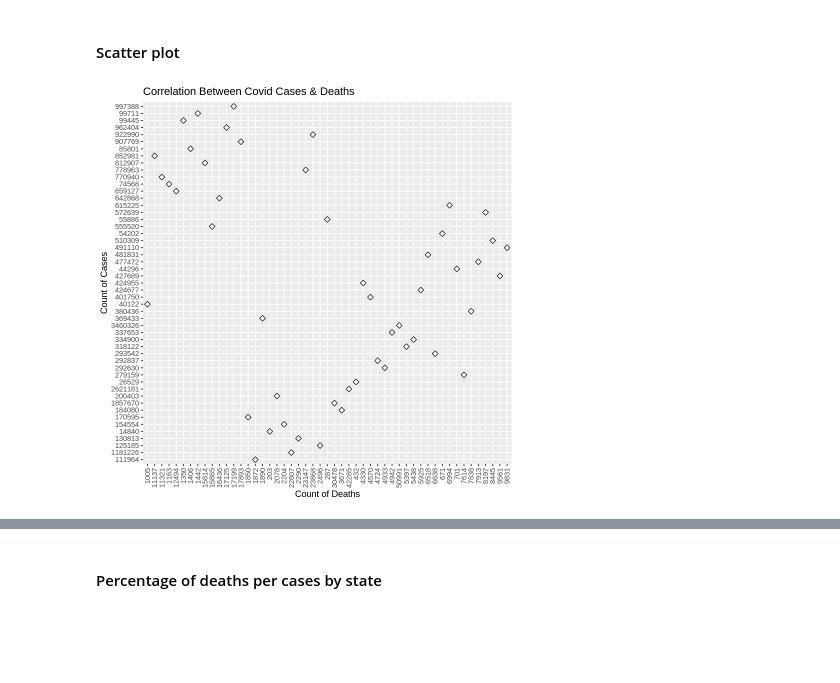
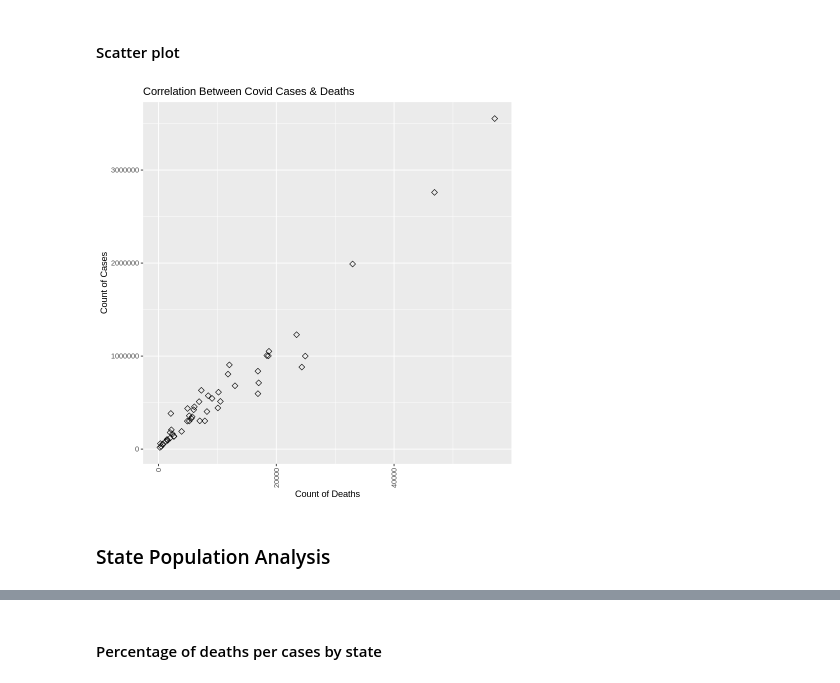
Before and after one commit to ezair/Covid-19-Data-Analysis, a Jupyter notebook: Covid-19-data-analysis.ipynb, the cells around one changed output, grey strips where cells are left out. Drawn from its saved outputs; the diff is of its cells as text; code cells hidden in the pictures; blank space fills up the shorter version.

```diff
--- a/Covid-19-data-analysis.ipynb
+++ b/Covid-19-data-analysis.ipynb
@@ -218,0 +225,6 @@ A data.frame: 6 × 14
+# %%
+# Remove District of Columbia from the dataset, as we are only interested in the 50 states.
+df <- df[!(df$state == "District of Columbia"),]
+
+# view of data
+head(df)
@@ -336,13 +371,20 @@ for (state in unique(df$state)) {
 
     # The first record is going to be the largest count of covid cases, as that is how the dataset
     # is setup.
-    max_cases_in_state <- head(state_df$tot_cases, 1)
-    max_deaths_in_state <- head(state_df$tot_death, 1)
+    max_cases_in_state <- head(state_df[order(state_df$tot_cases, decreasing = TRUE),], 1)$tot_cases
+    max_deaths_in_state <-head(state_df[order(state_df$tot_death, decreasing = TRUE),], 1)$tot_death
 
     # Add new record to the new dataframe that we created.
-    new_row <- c(state, max_cases_in_state, max_deaths_in_state)
+    new_row <- c(state = state, max_cases  = max_cases_in_state, max_deaths = max_deaths_in_state)
     df_of_max_covid_cases_by_state[nrow(df_of_max_covid_cases_by_state) + 1,] <- new_row
 }
 
+# Make convert needed fields to numeric.
+df_of_max_covid_cases_by_state$max_cases <- as.integer(df_of_max_covid_cases_by_state$max_cases)
+df_of_max_covid_cases_by_state$max_deaths <- as.integer(df_of_max_covid_cases_by_state$max_deaths)
+
 # Sort the dataframe by state name so that it reads fluidly.
 df_of_max_covid_cases_by_state <- df_of_max_covid_cases_by_state[order(df_of_max_covid_cases_by_state$state),]
+
+# view.
+head(df_of_max_covid_cases_by_state)
@@ -500,20 +550,17 @@ Afterwards we will calculate some metrics with respect to deaths and cases by st
 # %% [markdown]
 #### Scatter plot
 # %%
-# We need to make a new df and sort these fields so that the data
-# is a lot easier to interpret.
-# corelation_df <- df_of_max_covid_cases_by_state
-# corelation_df$max_cases <- sort(corelation_df$max_cases)
-# corelation_df$max_cases <- sort(corelation_df$max_deaths)
-
 # We will make the X-axis deaths and the Y axis cases.
 p <- ggplot(df_of_max_covid_cases_by_state, aes(x = max_deaths, y = max_cases)) +
     geom_point(size=2, color="black", shape=5) +
     xlab("Count of Deaths") +
     ylab("Count of Cases") +
     theme(axis.text.x = element_text(angle = 90, vjust = 0.5, hjust=1)) +
-    ggtitle('Correlation Between Covid Cases & Deaths')
+    ggtitle('Correlation Between Covid Cases & Deaths') +
+    scale_y_continuous(labels = function(x) format(x, scientific = FALSE))
 
 show(p)
 # %% [output]
-[figure, old version]
+[figure, new version]
+# %% [markdown]
+### State Population Analysis
```
Also changed, not shown: parts of 43 cells of this notebook.
